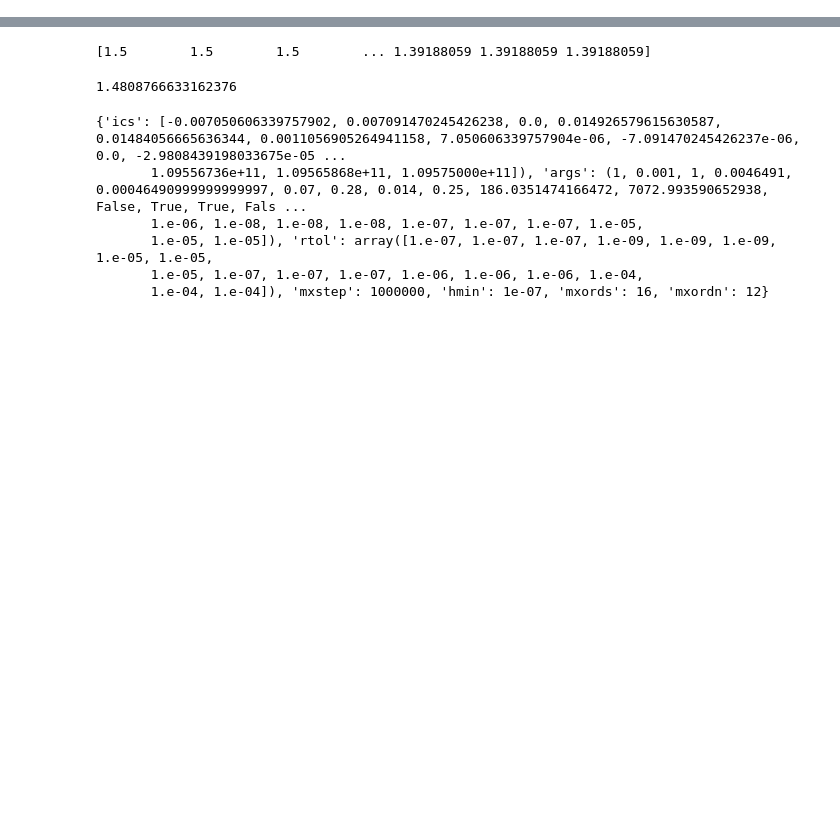
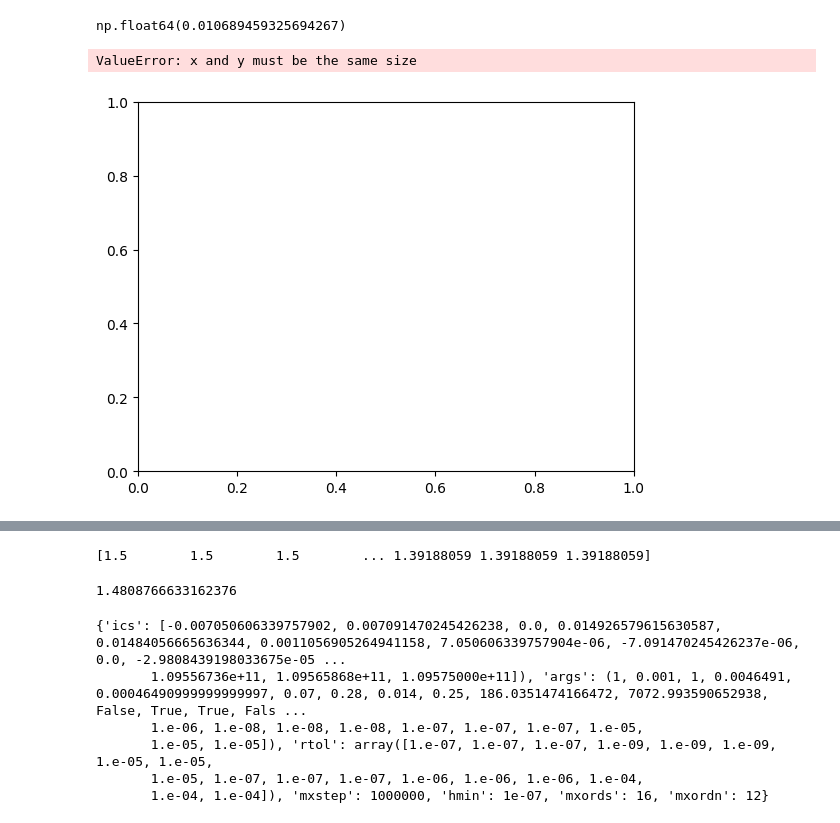
Before and after one commit to dliveoak/kozaipy, a Jupyter notebook: Analysis.ipynb, the cells around one changed output, grey strips where cells are left out. Saved outputs shown, nothing was run; the diff lists cells and outputs as text; code cells hidden in the pictures; blank space fills up the shorter version.

```diff
--- a/Analysis.ipynb
+++ b/Analysis.ipynb
@@ -33,3 +45,13 @@ e_mags = np.sum(np.abs(e)**2,axis=0)**(1/2)
+# %%
+max(dPs)
+# %% [output]
+np.float64(0.010689459325694267)
+# %%
+plt.scatter(a * (1-e_mags), np.log10(dPs), s=1)
+plt.xlim([0.01, 0.03])
+# %% [output]
+ValueError: x and y must be the same size
+[figure, added]
 # %%
 plt.plot(np.log10(t / (1e6 * 365.25)), np.log10(1 - e_mags))
 plt.ylabel('log(1-e)')
```
Also changed, not shown: parts of 9 cells of this notebook, 7 other files.
